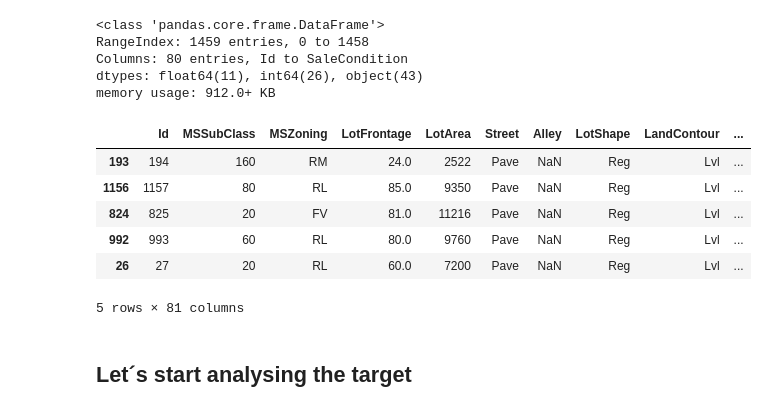
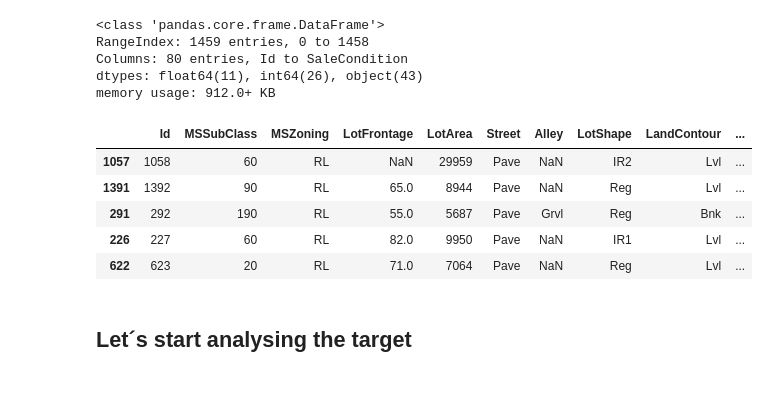
Before and after one commit to guilhermemarson/udacity, a Jupyter notebook: ames_house_prices/data_exploration.ipynb, the cells around one changed output. Saved outputs shown, nothing was run; the diff lists cells and outputs as text; code cells hidden in the pictures.

```diff
--- a/ames_house_prices/data_exploration.ipynb
+++ b/ames_house_prices/data_exploration.ipynb
@@ -49,15 +49,14 @@ Columns: 80 entries, Id to SaleCondition
 dtypes: float64(11), int64(26), object(43)
 memory usage: 912.0+ KB
 # %%
-train.sample(5)
+train.sample(5, random_state=36).iloc[:,0:14]
 # %% [output]
 |  | Id | MSSubClass | MSZoning | LotFrontage | LotArea | Street | Alley | LotShape | LandContour | ... |
-| 193 | 194 | 160 | RM | 24.0 | 2522 | Pave | NaN | Reg | Lvl | ... |
-| 1156 | 1157 | 80 | RL | 85.0 | 9350 | Pave | NaN | Reg | Lvl | ... |
-| 824 | 825 | 20 | FV | 81.0 | 11216 | Pave | NaN | Reg | Lvl | ... |
-| 992 | 993 | 60 | RL | 80.0 | 9760 | Pave | NaN | Reg | Lvl | ... |
-| 26 | 27 | 20 | RL | 60.0 | 7200 | Pave | NaN | Reg | Lvl | ... |
+| 1057 | 1058 | 60 | RL | NaN | 29959 | Pave | NaN | IR2 | Lvl | ... |
+| 1391 | 1392 | 90 | RL | 65.0 | 8944 | Pave | NaN | Reg | Lvl | ... |
+| 291 | 292 | 190 | RL | 55.0 | 5687 | Pave | Grvl | Reg | Bnk | ... |
+| 226 | 227 | 60 | RL | 82.0 | 9950 | Pave | NaN | IR1 | Lvl | ... |
+| 622 | 623 | 20 | RL | 71.0 | 7064 | Pave | NaN | Reg | Lvl | ... |
-5 rows × 81 columns
 # %%
 #ID variable
 train_ID = train['Id']
```
Also changed, not shown: parts of 1 cell of this notebook, 5 other files.
